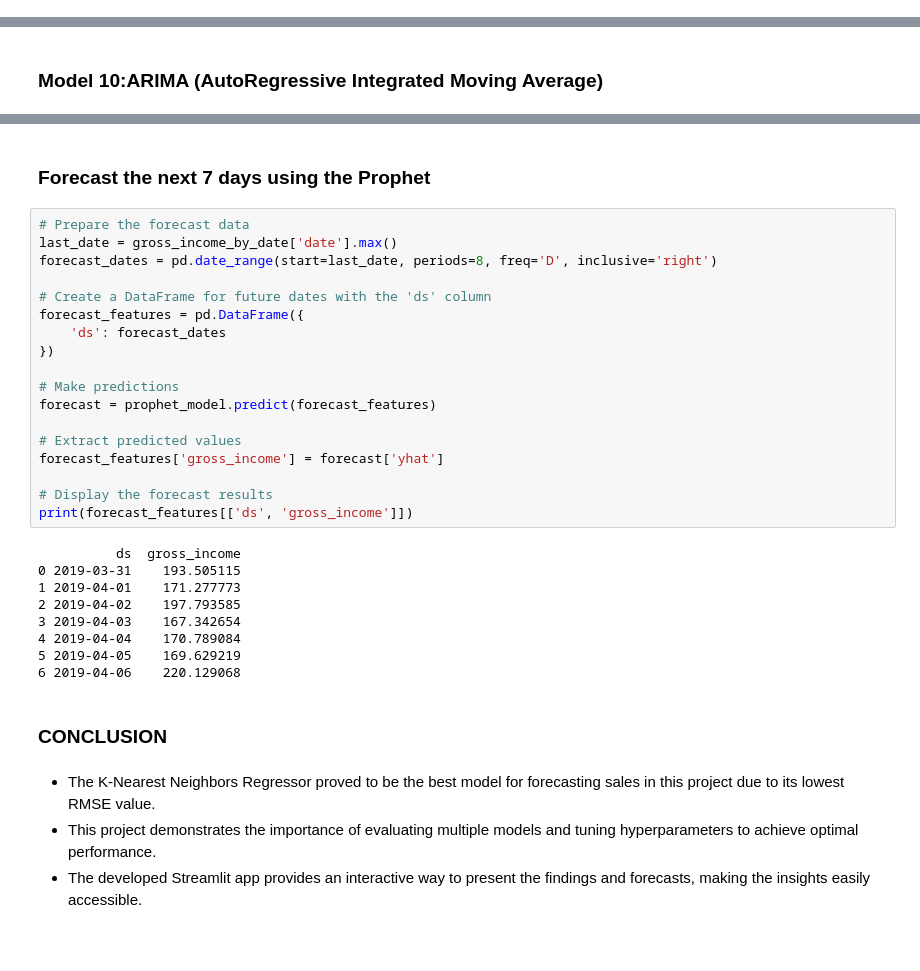
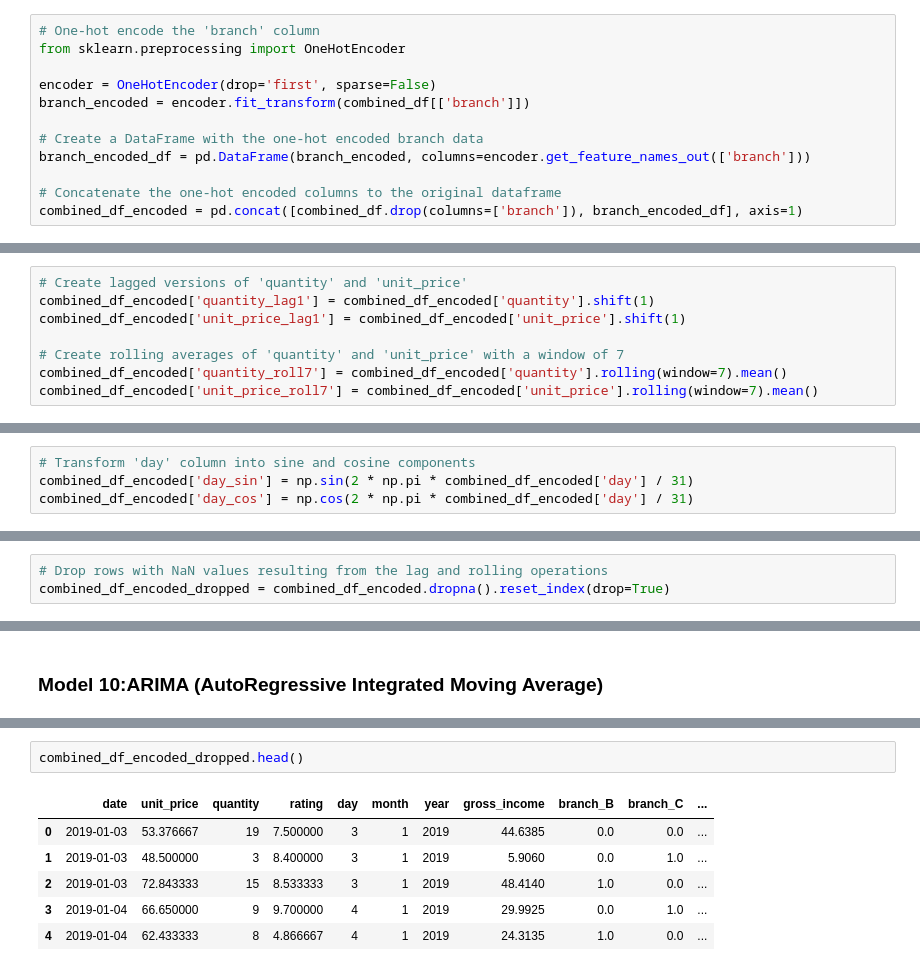
Before and after one commit to MustafaAldabbas/Machine_learning_superMarket, a Jupyter notebook: Notebook/Natalia.ipynb, the cells around one changed output, grey strips where cells are left out. Cells and saved outputs as stored; diff of their text form; blank space fills up the shorter version.

```diff
--- a/Notebook/Natalia.ipynb
+++ b/Notebook/Natalia.ipynb
@@ -362,0 +216,12 @@ prophet_rmse
+# %%
+# One-hot encode the 'branch' column
+from sklearn.preprocessing import OneHotEncoder
+
+encoder = OneHotEncoder(drop='first', sparse=False)
+branch_encoded = encoder.fit_transform(combined_df[['branch']])
+
+# Create a DataFrame with the one-hot encoded branch data
+branch_encoded_df = pd.DataFrame(branch_encoded, columns=encoder.get_feature_names_out(['branch']))
+
+# Concatenate the one-hot encoded columns to the original dataframe
+combined_df_encoded = pd.concat([combined_df.drop(columns=['branch']), branch_encoded_df], axis=1)
@@ -362,0 +230,8 @@ prophet_rmse
+# %%
+# Create lagged versions of 'quantity' and 'unit_price'
+combined_df_encoded['quantity_lag1'] = combined_df_encoded['quantity'].shift(1)
+combined_df_encoded['unit_price_lag1'] = combined_df_encoded['unit_price'].shift(1)
+
+# Create rolling averages of 'quantity' and 'unit_price' with a window of 7
+combined_df_encoded['quantity_roll7'] = combined_df_encoded['quantity'].rolling(window=7).mean()
+combined_df_encoded['unit_price_roll7'] = combined_df_encoded['unit_price'].rolling(window=7).mean()
@@ -362,0 +240,4 @@ prophet_rmse
+# %%
+# Transform 'day' column into sine and cosine components
+combined_df_encoded['day_sin'] = np.sin(2 * np.pi * combined_df_encoded['day'] / 31)
+combined_df_encoded['day_cos'] = np.cos(2 * np.pi * combined_df_encoded['day'] / 31)
@@ -362,0 +246,3 @@ prophet_rmse
+# %%
+# Drop rows with NaN values resulting from the lag and rolling operations
+combined_df_encoded_dropped = combined_df_encoded.dropna().reset_index(drop=True)
@@ -675,35 +848,9 @@ forecast_features[['date', 'gross_income']]
-# %% [markdown]
-### Forecast the next 7 days using the Prophet
-# %%
-# Prepare the forecast data
-last_date = gross_income_by_date['date'].max()
-forecast_dates = pd.date_range(start=last_date, periods=8, freq='D', inclusive='right')
-
-# Create a DataFrame for future dates with the 'ds' column
-forecast_features = pd.DataFrame({
-    'ds': forecast_dates
-})
-
-# Make predictions
-forecast = prophet_model.predict(forecast_features)
-
-# Extract predicted values
-forecast_features['gross_income'] = forecast['yhat']
-
-# Display the forecast results
-print(forecast_features[['ds', 'gross_income']])
-# %% [output]
-          ds  gross_income
-0 2019-03-31    193.505115
-1 2019-04-01    171.277773
-2 2019-04-02    197.793585
-3 2019-04-03    167.342654
-4 2019-04-04    170.789084
-5 2019-04-05    169.629219
-6 2019-04-06    220.129068
-# %% [markdown]
-### **CONCLUSION**
-# %% [markdown]
-* The K-Nearest Neighbors Regressor proved to be the best model for forecasting sales in this project due to its lowest RMSE value.
-* This project demonstrates the importance of evaluating multiple models and tuning hyperparameters to achieve optimal performance.
-* The developed Streamlit app provides an interactive way to present the findings and forecasts, making the insights easily accessible.
+# %%
+combined_df_encoded_dropped.head()
+# %% [output]
+|  | date | unit_price | quantity | rating | day | month | year | gross_income | branch_B | branch_C | ... |
+| 0 | 2019-01-03 | 53.376667 | 19 | 7.500000 | 3 | 1 | 2019 | 44.6385 | 0.0 | 0.0 | ... |
+| 1 | 2019-01-03 | 48.500000 | 3 | 8.400000 | 3 | 1 | 2019 | 5.9060 | 0.0 | 1.0 | ... |
+| 2 | 2019-01-03 | 72.843333 | 15 | 8.533333 | 3 | 1 | 2019 | 48.4140 | 1.0 | 0.0 | ... |
+| 3 | 2019-01-04 | 66.650000 | 9 | 9.700000 | 4 | 1 | 2019 | 29.9925 | 0.0 | 1.0 | ... |
+| 4 | 2019-01-04 | 62.433333 | 8 | 4.866667 | 4 | 1 | 2019 | 24.3135 | 1.0 | 0.0 | ... |
```
Also changed, not shown: parts of 85 cells of this notebook, 6 other files.
